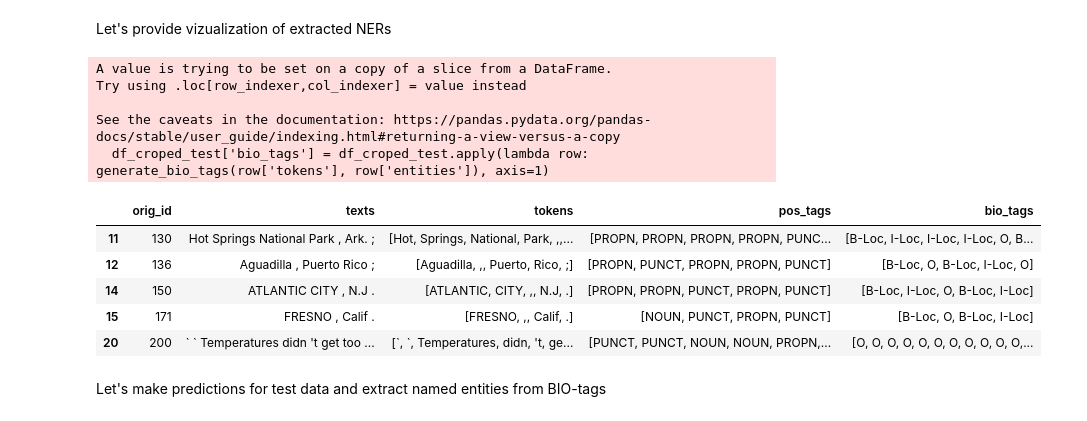
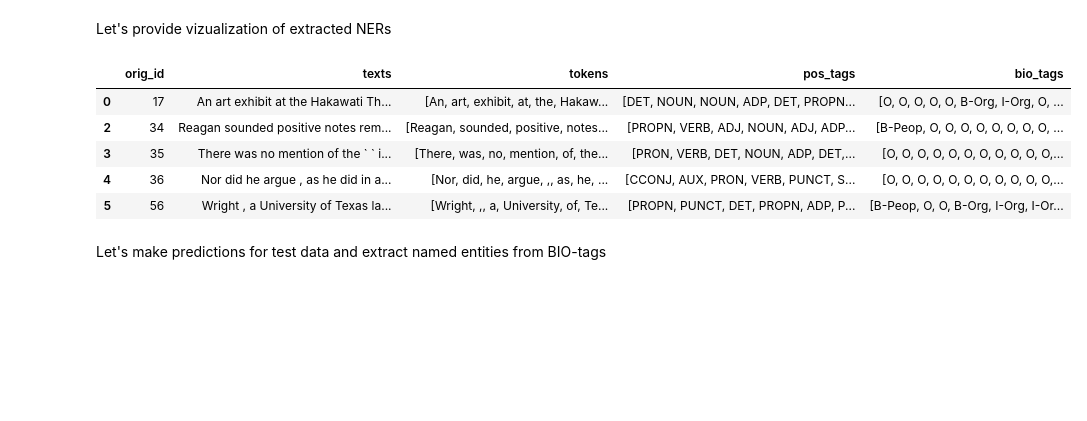
Before and after one commit to Ulyana-Nagornaya/NER_for_KG, a Jupyter notebook: notebooks/CRF_ML.ipynb, the cells around one changed output. Cells and saved outputs as stored; diff of their text form; code cells hidden in the pictures; blank space fills up the shorter version.

```diff
--- a/notebooks/CRF_ML.ipynb
+++ b/notebooks/CRF_ML.ipynb
@@ -581,21 +599,15 @@ df_croped_test = df_test[
-# %%
-df_croped_test['bio_tags'] = df_croped_test.apply(lambda row: generate_bio_tags(row['tokens'], row['entities']), axis=1)
-df_croped_test = df_croped_test[['orig_id', 'texts', 'tokens', 'pos_tags', 'bio_tags']]
-
-df_croped_test['tokens'] = df_croped_test['tokens'].apply(lambda x: x.tolist() if isinstance(x, np.ndarray) else x)
-df_croped_test.head()
-# %% [output]
-A value is trying to be set on a copy of a slice from a DataFrame.
-Try using .loc[row_indexer,col_indexer] = value instead
-
-See the caveats in the documentation: https://pandas.pydata.org/pandas-docs/stable/user_guide/indexing.html#returning-a-view-versus-a-copy
-  df_croped_test['bio_tags'] = df_croped_test.apply(lambda row: generate_bio_tags(row['tokens'], row['entities']), axis=1)
-|  | orig_id | texts | tokens | pos_tags | bio_tags |
-| 11 | 130 | Hot Springs National Park , Ark. ; | [Hot, Springs, National, Park, ,,... | [PROPN, PROPN, PROPN, PROPN, PUNC... | [B-Loc, I-Loc, I-Loc, I-Loc, O, B... |
-| 12 | 136 | Aguadilla , Puerto Rico ; | [Aguadilla, ,, Puerto, Rico, ;] | [PROPN, PUNCT, PROPN, PROPN, PUNCT] | [B-Loc, O, B-Loc, I-Loc, O] |
-| 14 | 150 | ATLANTIC CITY , N.J . | [ATLANTIC, CITY, ,, N.J, .] | [PROPN, PROPN, PUNCT, PROPN, PUNCT] | [B-Loc, I-Loc, O, B-Loc, I-Loc] |
-| 15 | 171 | FRESNO , Calif . | [FRESNO, ,, Calif, .] | [NOUN, PUNCT, PROPN, PUNCT] | [B-Loc, O, B-Loc, I-Loc] |
-| 20 | 200 | ` ` Temperatures didn 't get too ... | [`, `, Temperatures, didn, 't, ge... | [PUNCT, PUNCT, NOUN, NOUN, PROPN,... | [O, O, O, O, O, O, O, O, O, O, O,... |
+# %%
+df_croped_test = df_test[df_test['triplet_count'] == 1] # only text with 1 triplet
+df_croped_test = df_croped_test[['orig_id', 'texts', 'tokens', 'pos_tags', 'bio_tags']]
+
+df_croped_test.head()
+# %% [output]
+|  | orig_id | texts | tokens | pos_tags | bio_tags |
+| 0 | 17 | An art exhibit at the Hakawati Th... | [An, art, exhibit, at, the, Hakaw... | [DET, NOUN, NOUN, ADP, DET, PROPN... | [O, O, O, O, O, B-Org, I-Org, O, ... |
+| 2 | 34 | Reagan sounded positive notes rem... | [Reagan, sounded, positive, notes... | [PROPN, VERB, ADJ, NOUN, ADJ, ADP... | [B-Peop, O, O, O, O, O, O, O, O, ... |
+| 3 | 35 | There was no mention of the ` ` i... | [There, was, no, mention, of, the... | [PRON, VERB, DET, NOUN, ADP, DET,... | [O, O, O, O, O, O, O, O, O, O, O,... |
+| 4 | 36 | Nor did he argue , as he did in a... | [Nor, did, he, argue, ,, as, he, ... | [CCONJ, AUX, PRON, VERB, PUNCT, S... | [O, O, O, O, O, O, O, O, O, O, O,... |
+| 5 | 56 | Wright , a University of Texas la... | [Wright, ,, a, University, of, Te... | [PROPN, PUNCT, DET, PROPN, ADP, P... | [B-Peop, O, O, B-Org, I-Org, I-Or... |
 # %% [markdown]
 Let's make predictions for test data and extract named entities from BIO-tags
 # %%
```
Also changed, not shown: parts of 17 cells of this notebook, 1 other file.
